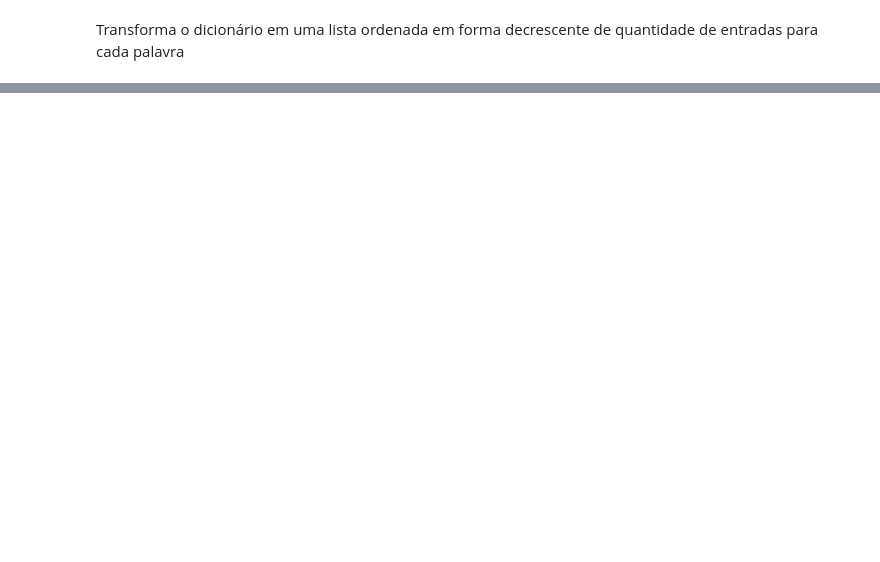
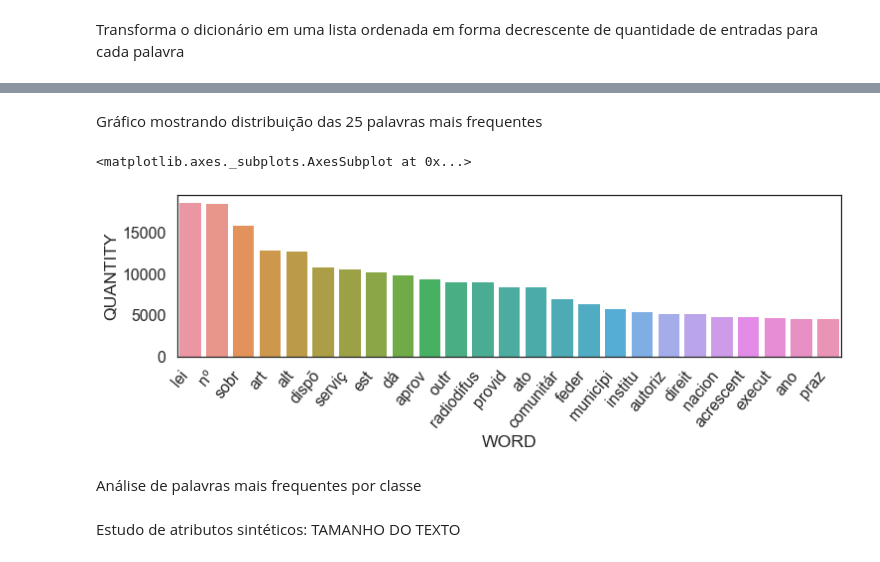
Before and after one commit to DiegoKremer/meu-politico, a Jupyter notebook: data_analysis/analise_proposicoes.ipynb, the cells around one changed output, grey strips where cells are left out. Saved outputs shown, nothing was run; the diff lists cells and outputs as text; code cells hidden in the pictures; blank space fills up the shorter version.

Commit message:
Gráfico de distribuição palavras frequentes
Criado gráfico mostrando a distribuição das palavras com maior frequencia após processamento

```diff
--- a/data_analysis/analise_proposicoes.ipynb
+++ b/data_analysis/analise_proposicoes.ipynb
@@ -528,8 +528,8 @@ for idx, row in corr_df_prop.iterrows():
 Conta as palavras mais comuns depois do processamento e monta um dicionário com a quantidade de cada
 # %%
 wordcount = {}
-for row in corr_df_prop['TOKENWORDS']:
-    for word in row.split(' '):
+for row in corr_df_prop['TOKENWORDS'].iteritems():
+    for word in str(row[1]).split():
         if word not in wordcount:
             wordcount[word] = 1
         else:
@@ -581,0 +564,4 @@ sorted_wordcount
+# %%
+wordcount = pd.DataFrame.from_dict(sorted_wordcount)
+wordcount.columns = ['WORD', 'QUANTITY']
+wordcount
@@ -581,0 +587,16 @@ sorted_wordcount
+# %% [markdown]
+Gráfico mostrando distribuição das 25 palavras mais frequentes
+# %%
+sns.set_context("poster")
+sns.set_style('white')
+plt.figure(figsize=(12,3))
+wordcountplot = sns.barplot(x=wordcount["WORD"].head(25), y=wordcount["QUANTITY"].head(25), data=wordcount)
+plt.setp(wordcountplot.get_xticklabels(), rotation=50, ha="right")
+wordcountplot
+# %% [output]
+<matplotlib.axes._subplots.AxesSubplot at 0x...>
+[figure, added]
+# %% [markdown]
+Análise de palavras mais frequentes por classe
+# %% [markdown]
+Estudo de atributos sintéticos: TAMANHO DO TEXTO
```
Also changed, not shown: parts of 7 cells of this notebook.
